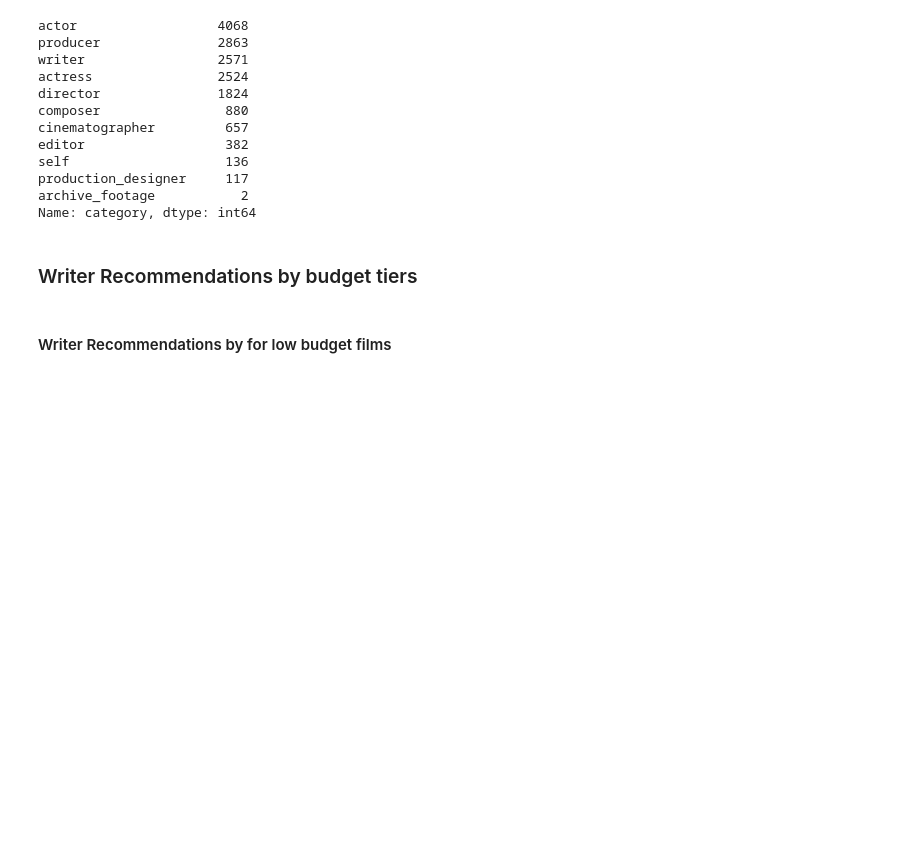
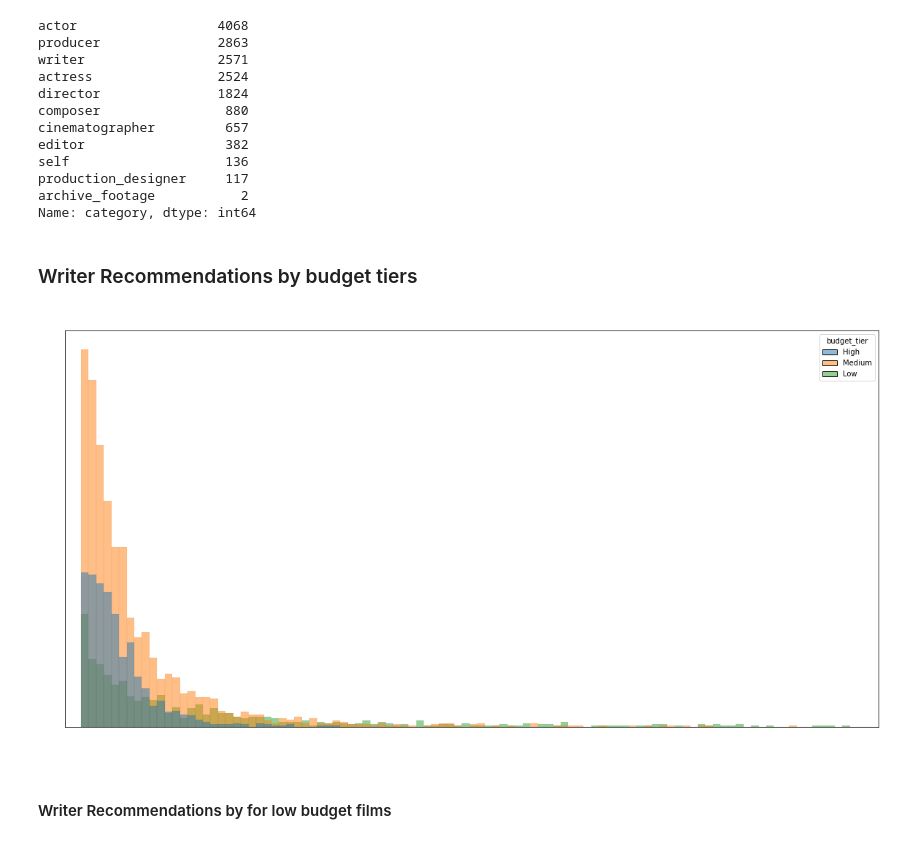
Before and after one commit to sunnywithcurlyhair/DS_Project_2, a Jupyter notebook: Talent and Seasonality Recs.ipynb, the cells around one changed output. Saved outputs shown, nothing was run; the diff lists cells and outputs as text; code cells hidden in the pictures; blank space fills up the shorter version.

Commit message:
updateing talent and seasonality analysis and csv file path in data_cleaing

```diff
--- a/Talent and Seasonality Recs.ipynb
+++ b/Talent and Seasonality Recs.ipynb
@@ -97,7 +97,7 @@ movie_info[0:10]
 | 8 | tt0066787 | One Day Before the Rainy Season | Ashad Ka Ek Din | 2019 | 114.0 | Biography,Drama | 4 | Ashad Ka Ek Din | ... |
 | 9 | tt0069049 | The Other Side of the Wind | The Other Side of the Wind | 2018 | 122.0 | Drama | 1 | O Outro Lado do Vento | ... |
 # %%
-WW_cleaned=pd.read_csv('WW_cleaned_tiered.csv')
+WW_cleaned=pd.read_csv('Data/WW_cleaned_tiered.csv')
 # %%
 q4=\
 """
@@ -138,6 +138,16 @@ archive_footage           2
 Name: category, dtype: int64
 # %% [markdown]
 ### Writer Recommendations by budget tiers
+# %%
+fig, ax = plt.subplots(figsize=(20, 10))
+sns.histplot(ax=ax, x = 'WW_success', data = WW_cleaned, stat = 'probability',hue='budget_tier')
+ax.set_xlim([0,50])
+ax.set_xlabel('World Wide Return (WW_Success)', fontsize = 15, color='white')
+ax.set_ylabel('')
+ax.set_title('Success Metrics Distribution for Population of Films', fontfamily = 'Arial', fontsize = 20, color='white')
+ax.tick_params(colors='white')
+# %% [output]
+[figure, added]
 # %% [markdown]
 #### Writer Recommendations by for low budget films
 # %%
```
Also changed, not shown: parts of 9 cells of this notebook, 1 other file.
